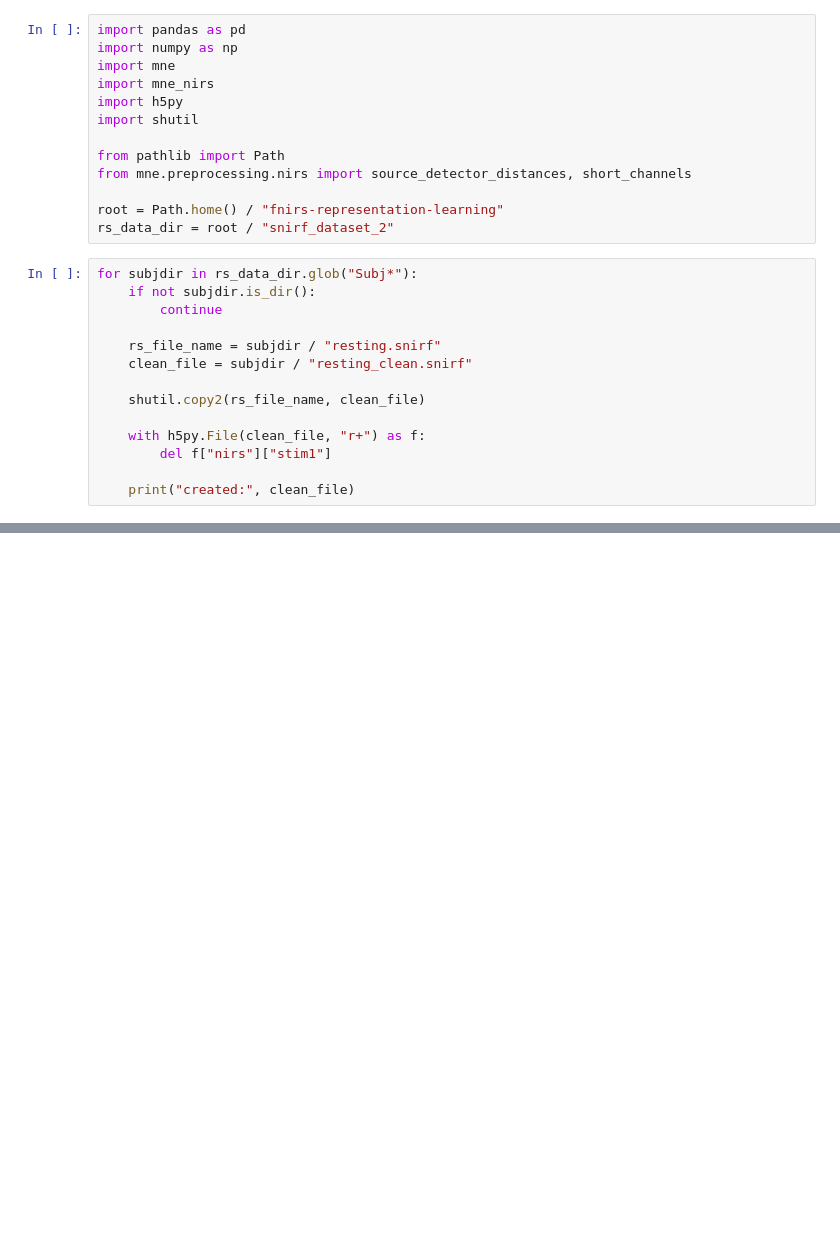
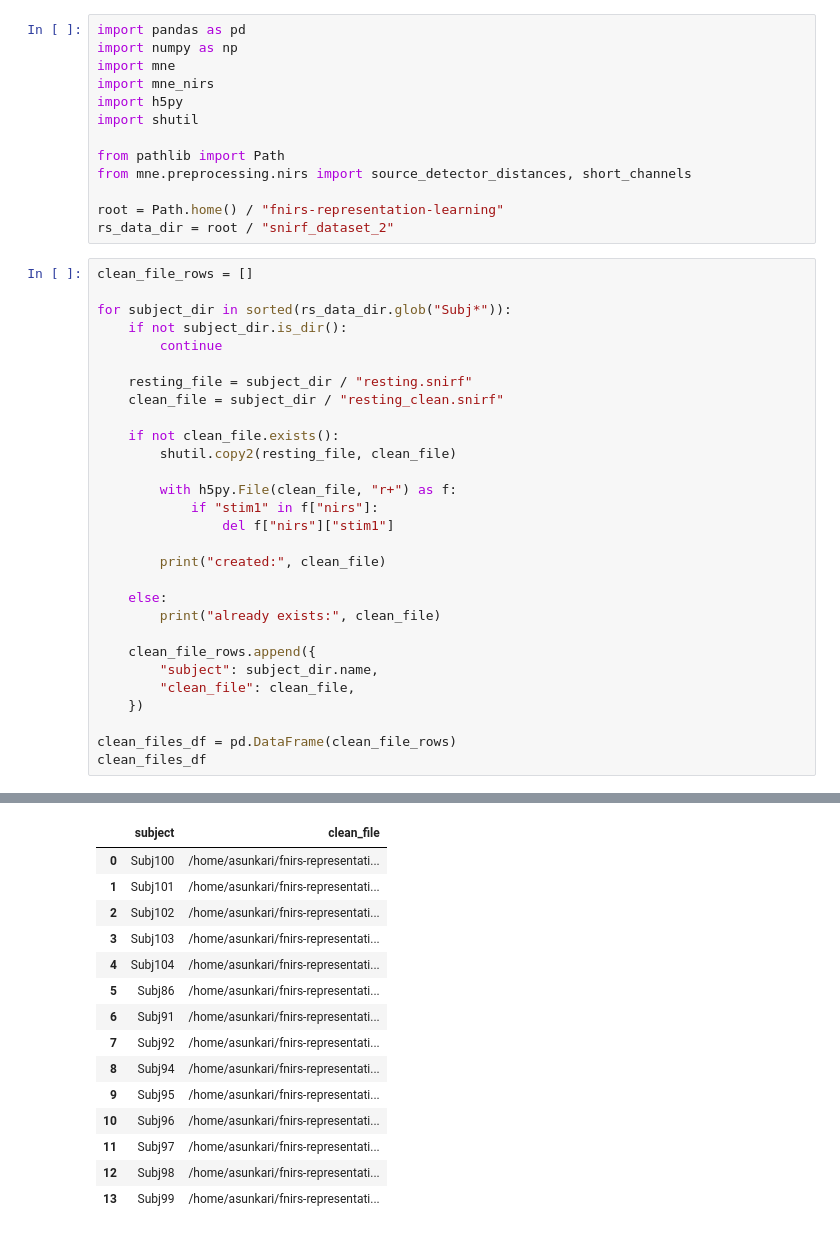
Before and after one commit to a-sunkari/fnirs-representation-learning, a Jupyter notebook: snirf_exploration.ipynb, the cells around one changed output, grey strips where cells are left out. Drawn from its saved outputs; the diff is of its cells as text; blank space fills up the shorter version.

```diff
--- a/snirf_exploration.ipynb
+++ b/snirf_exploration.ipynb
@@ -14,17 +14,32 @@ from mne.preprocessing.nirs import source_detector_distances, short_channels
 root = Path.home() / "fnirs-representation-learning"
 rs_data_dir = root / "snirf_dataset_2"
 # %%
-for subjdir in rs_data_dir.glob("Subj*"):
-    if not subjdir.is_dir():
+clean_file_rows = []
+
+for subject_dir in sorted(rs_data_dir.glob("Subj*")):
+    if not subject_dir.is_dir():
         continue
 
-    rs_file_name = subjdir / "resting.snirf"
-    clean_file = subjdir / "resting_clean.snirf"
+    resting_file = subject_dir / "resting.snirf"
+    clean_file = subject_dir / "resting_clean.snirf"
 
-    shutil.copy2(rs_file_name, clean_file)
+    if not clean_file.exists():
+        shutil.copy2(resting_file, clean_file)
 
-    with h5py.File(clean_file, "r+") as f:
-        del f["nirs"]["stim1"]
+        with h5py.File(clean_file, "r+") as f:
+            if "stim1" in f["nirs"]:
+                del f["nirs"]["stim1"]
 
-    print("created:", clean_file)
+        print("created:", clean_file)
+
+    else:
+        print("already exists:", clean_file)
+
+    clean_file_rows.append({
+        "subject": subject_dir.name,
+        "clean_file": clean_file,
+    })
+
+clean_files_df = pd.DataFrame(clean_file_rows)
+clean_files_df
 # %% [output]
@@ -45 +60,16 @@ created: /home/asunkari/fnirs-representation-learning/snirf_dataset_2/Subj91/res
+|  | subject | clean_file |
+| 0 | Subj100 | /home/asunkari/fnirs-representati... |
+| 1 | Subj101 | /home/asunkari/fnirs-representati... |
+| 2 | Subj102 | /home/asunkari/fnirs-representati... |
+| 3 | Subj103 | /home/asunkari/fnirs-representati... |
+| 4 | Subj104 | /home/asunkari/fnirs-representati... |
+| 5 | Subj86 | /home/asunkari/fnirs-representati... |
+| 6 | Subj91 | /home/asunkari/fnirs-representati... |
+| 7 | Subj92 | /home/asunkari/fnirs-representati... |
+| 8 | Subj94 | /home/asunkari/fnirs-representati... |
+| 9 | Subj95 | /home/asunkari/fnirs-representati... |
+| 10 | Subj96 | /home/asunkari/fnirs-representati... |
+| 11 | Subj97 | /home/asunkari/fnirs-representati... |
+| 12 | Subj98 | /home/asunkari/fnirs-representati... |
+| 13 | Subj99 | /home/asunkari/fnirs-representati... |
 # %%
```
Also changed, not shown: parts of 5 cells of this notebook, 1 other file.
